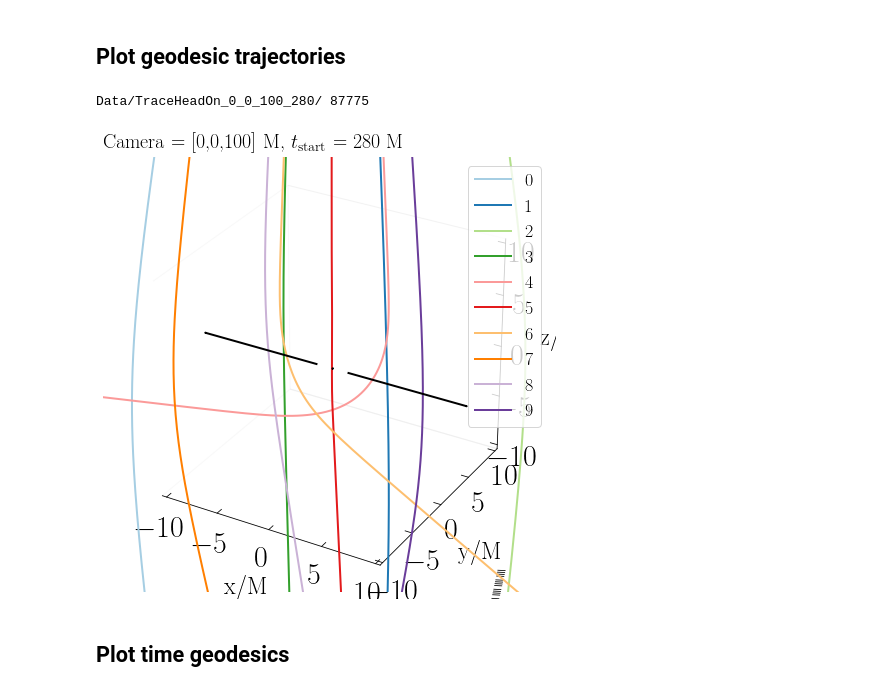
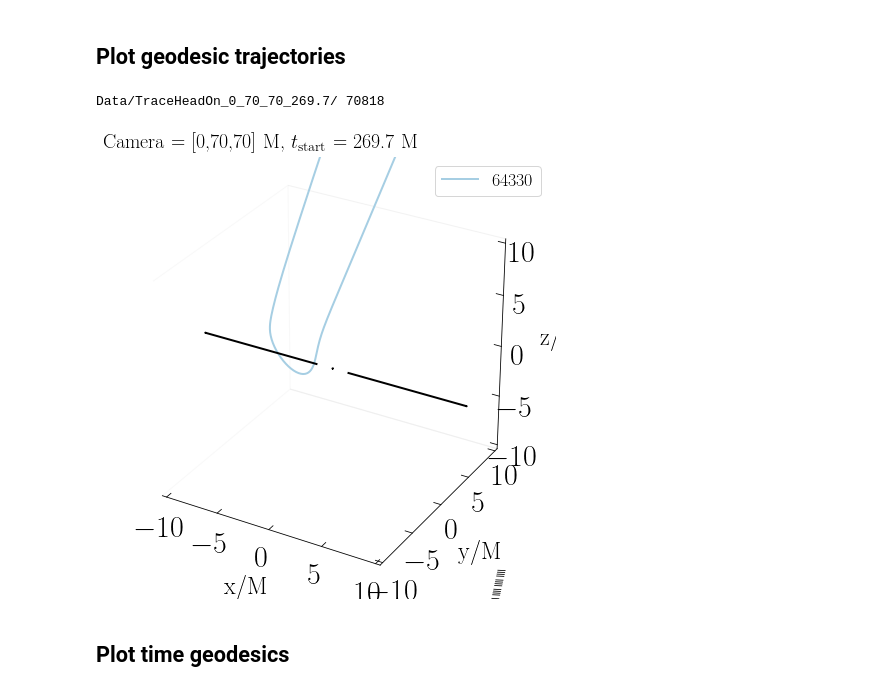
Before and after one commit to mariaokounkova/TracingMerger, a Jupyter notebook: InterestingLoops.ipynb, the cells around one changed output. Cells and saved outputs as stored; diff of their text form; code cells hidden in the pictures.

```diff
--- a/InterestingLoops.ipynb
+++ b/InterestingLoops.ipynb
@@ -335,13 +335,16 @@ def MakeGeodesicDatFiles(p, t_start, t_end):
     ReadGeodesicData(p, t_start, t_end)
 
 ## Functions for reading GetTrajectoriesFromH5 output
-def GetGeodesicTrajectory(p, n, Culled = False):
+def GetGeodesicTrajectory(p, n):
     """ Read in the post-processed trajectory for the nth geodesic """
     f = p + 'Trajectories/' + str(n) + '.dat'
-    if Culled:
-        f = p + 'CulledTrajectories/' + str(n) + '.dat'
     #t, x, y, z, lapse = np.loadtxt(f, comments="#",usecols=([0,5,6,7,1]),unpack=True)
     t, x, y, z, lapse = np.loadtxt(f, comments="#",usecols=([0,1,2,3,4]),unpack=True)
+    t, x, y, z = zip(*sorted(zip(t, x, y, z)))
+    t = np.array(t)
+    x = np.array(x)
+    y = np.array(y)
+    z = np.array(z)
     return t, x, y, z, lapse
 
 def GetGeodesicIndices(p, infinity=True):
@@ -481,7 +484,8 @@ def PlotGetTrajectoriesFromH5(p):
     Indices = GetGeodesicIndices(p)
     print(p, len(Indices))
 
-    Indices = Indices[0:10]
+    #Indices = Indices[::10000]
+    Indices = [64330]
 
     cs = sns.color_palette('Paired', n_colors=len(Indices))
 
@@ -490,7 +494,7 @@ def PlotGetTrajectoriesFromH5(p):
 
     for n, color in zip(Indices, cs):
         t, x, y, z, lapse = GetGeodesicTrajectory(p, n)
-        ax.plot(x, y, z, lw = 2.0, label = n, color = color)
+        ax.plot(x, y, z, '-', lw = 2.0, label = n, color = color)
 
 
     #Add in the horizons
@@ -527,12 +531,14 @@ def PlotGetTrajectoriesFromH5(p):
     #plt.tight_layout()
     plt.show()
 # %%
-for t_start in [280]:
-    p = 'Data/TraceHeadOn_0_0_100_' + str(t_start) + '/'
-    PlotGetTrajectoriesFromH5(p)
+#for t_start in [280]:
+#    p = 'Data/TraceHeadOn_0_0_100_' + str(t_start) + '/'
+#    PlotGetTrajectoriesFromH5(p)
+
+PlotGetTrajectoriesFromH5('Data/TraceHeadOn_0_70_70_269.7/')
 # %% [output]
-Data/TraceHeadOn_0_0_100_280/ 87775
+Data/TraceHeadOn_0_70_70_269.7/ 70818
-[figure, old version]
+[figure, new version]
 # %% [markdown]
 ## Plot time geodesics
 # %%
```
Also changed, not shown: parts of 4 cells of this notebook.
